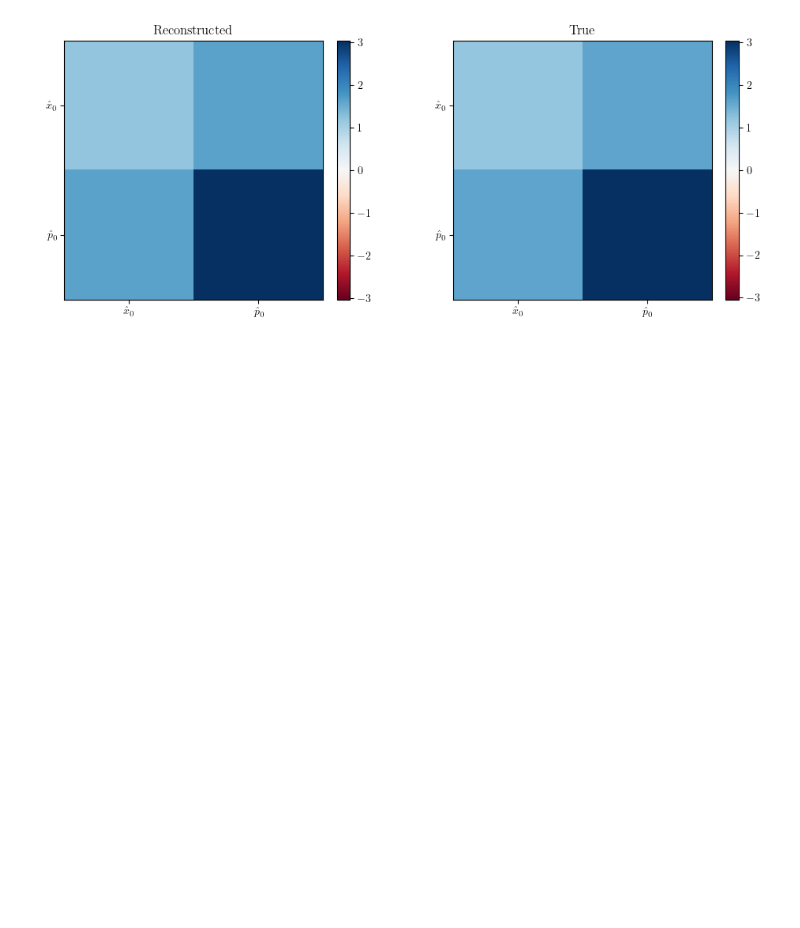
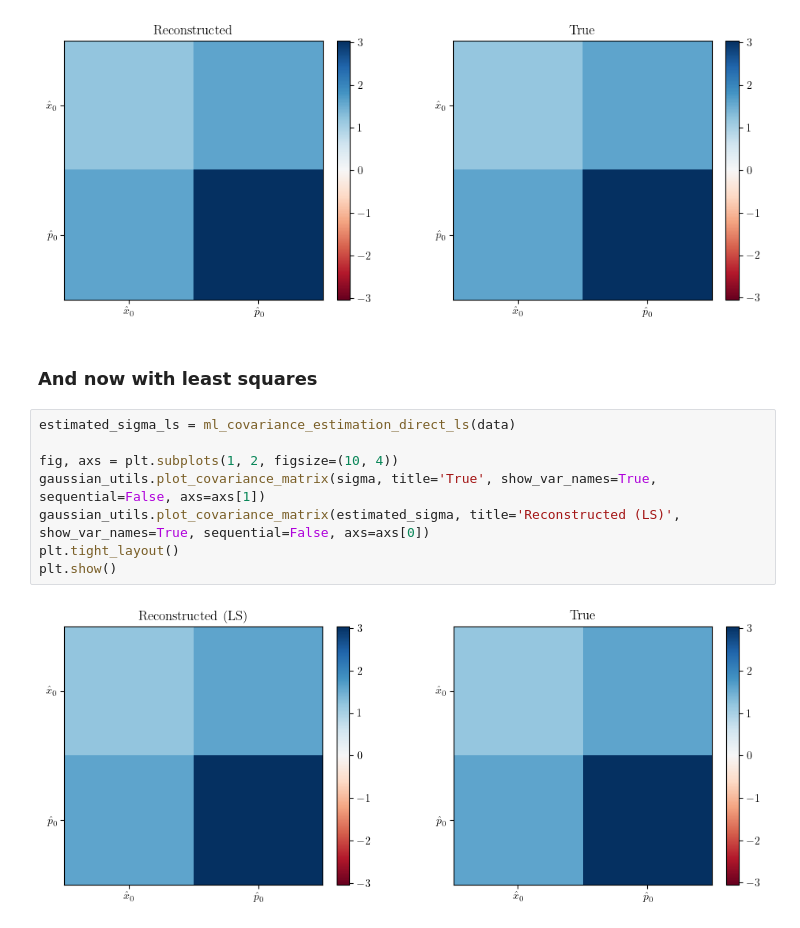
Before and after one commit to roseopicta/phase_scan, a Jupyter notebook: notebooks/1_squeezed_state.ipynb, the cells around one changed output. Saved outputs shown, nothing was run; the diff lists cells and outputs as text; blank space fills up the shorter version.

Commit message:
Added direct least square solution

```diff
--- a/notebooks/1_squeezed_state.ipynb
+++ b/notebooks/1_squeezed_state.ipynb
@@ -107,3 +107,15 @@ plt.tight_layout()
 plt.show()
 # %% [output]
 [figure]
+# %% [markdown]
+### And now with least squares
+# %%
+estimated_sigma_ls = ml_covariance_estimation_direct_ls(data)
+
+fig, axs = plt.subplots(1, 2, figsize=(10, 4))
+gaussian_utils.plot_covariance_matrix(sigma, title='True', show_var_names=True, sequential=False, axs=axs[1])
+gaussian_utils.plot_covariance_matrix(estimated_sigma, title='Reconstructed (LS)', show_var_names=True, sequential=False, axs=axs[0])
+plt.tight_layout()
+plt.show()
+# %% [output]
+[figure, added]
```
Also changed, not shown: parts of 2 cells of this notebook, 5 other files.
